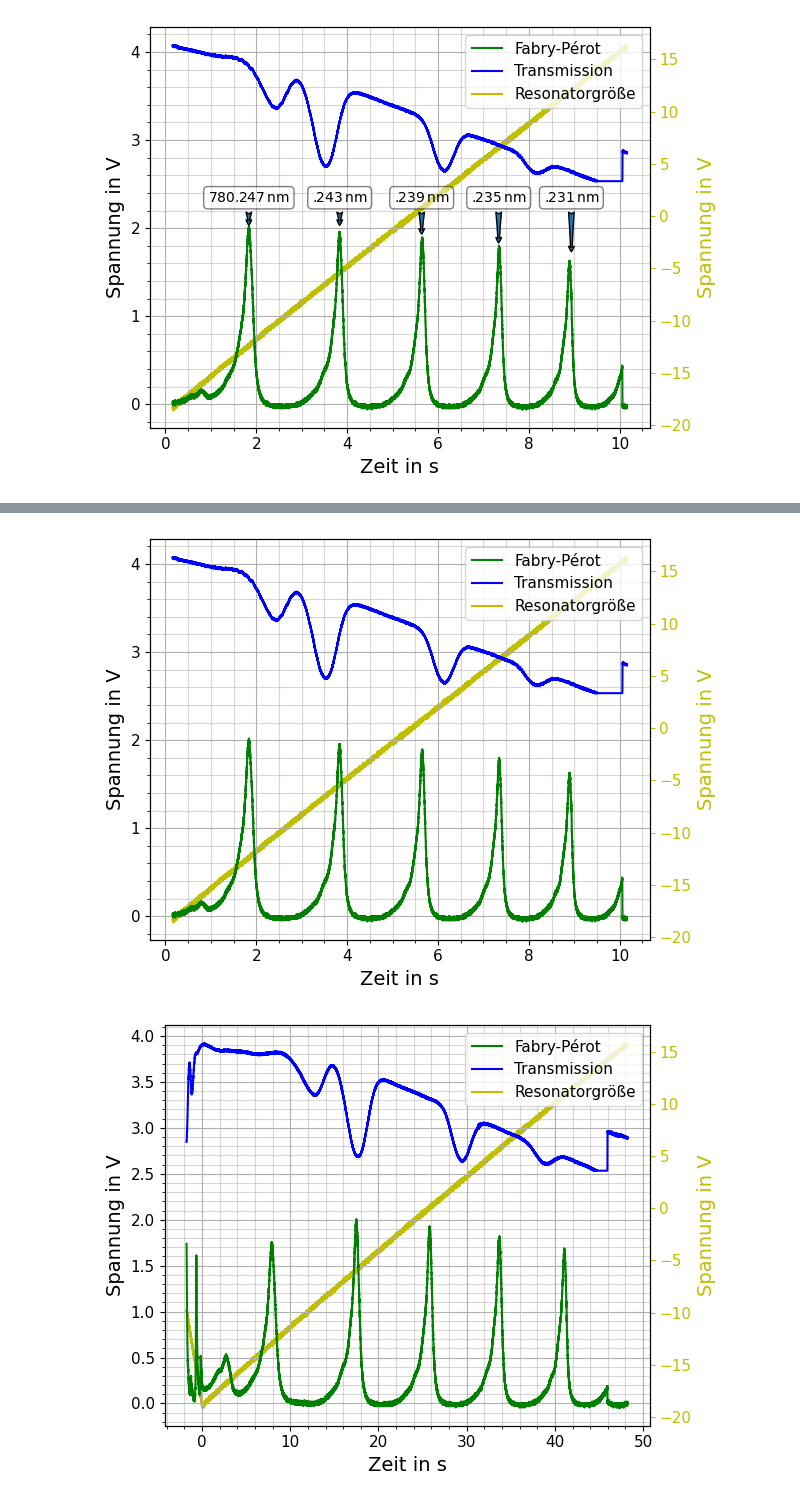
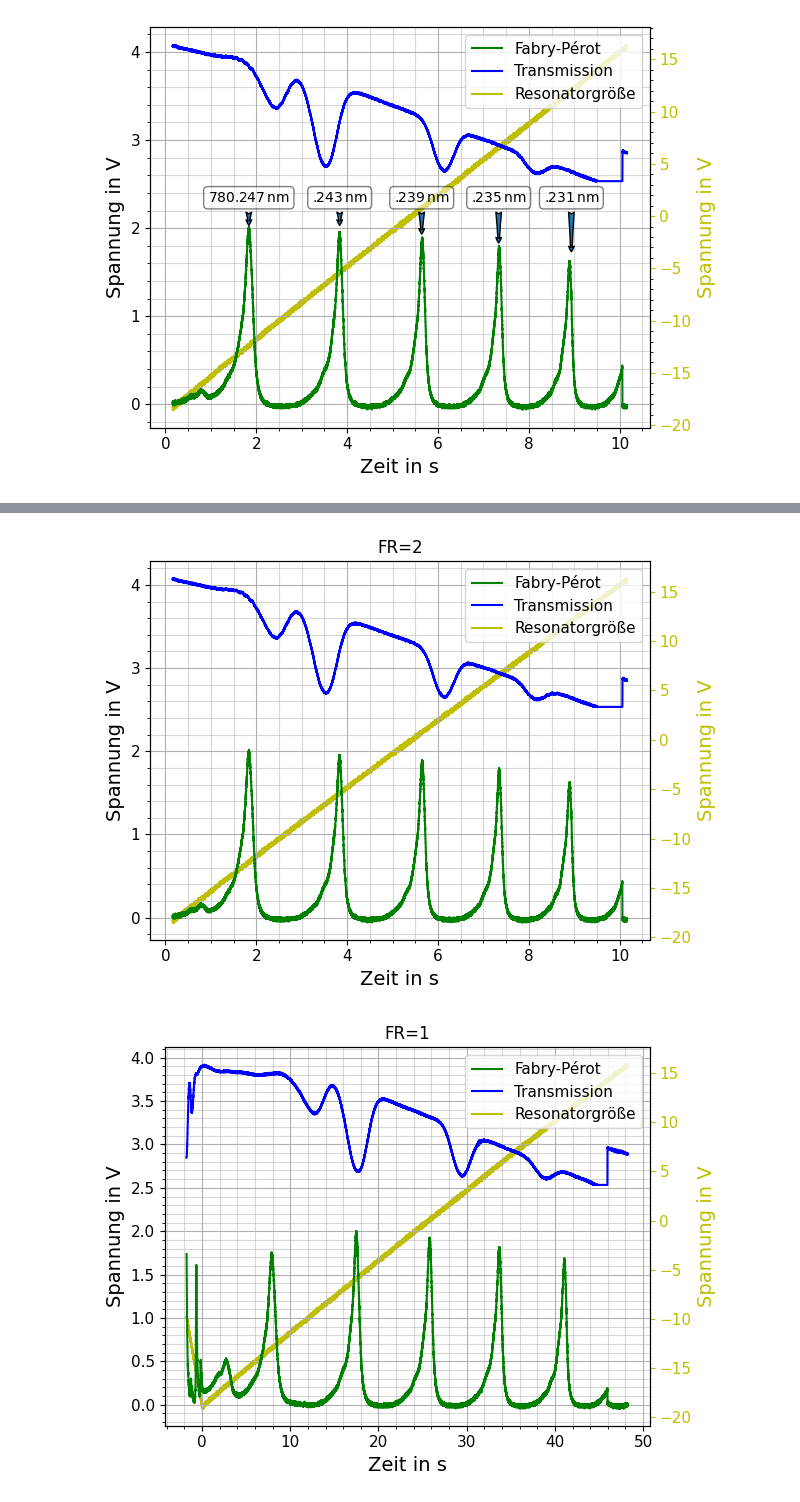
Before and after one commit to NicolasRohrbeck/fprak, a Jupyter notebook: scripts/laserspektroskopie.ipynb, the cells around one changed output, grey strips where cells are left out. Drawn from its saved outputs; the diff is of its cells as text; code cells hidden in the pictures.

```diff
--- a/scripts/laserspektroskopie.ipynb
+++ b/scripts/laserspektroskopie.ipynb
@@ -54,55 +85,43 @@ modeax.patch.set_visible(False)
 # %%
 import numpy as np
 import matplotlib.pyplot as plt
 
-for i in range(1,5):
+for i, FR in enumerate(["FR=2", "FR=1", "FR=0", "FR=4"]):
+    i += 1 # weil 0 indiziert
     t, piezo = np.loadtxt(r"../Messdaten/20260518_Laserspektroskopie/scope_"+str(i)+r"_1.csv", skiprows=2, unpack=True, delimiter=',')
     _, FPI = np.loadtxt(r"../Messdaten/20260518_Laserspektroskopie/scope_"+str(i)+r"_2.csv", skiprows=2, unpack=True, delimiter=',')
     _, Rb = np.loadtxt(r"../Messdaten/20260518_Laserspektroskopie/scope_"+str(i)+r"_3.csv", skiprows=2, unpack=True, delimiter=',')
 
-#FP_Kalib = [#(Zeit, Höhe), Wellenlänge
-#            [(1.835, 2), "780.247"],
-#            [(3.835, 2), ".243"],
-#            [(5.640, 2), ".239"],
-#            [(7.335, 2), ".235"],
-#            [(8.935, 2), ".231"]]
-
-#offsets = [(0, 0), (0, 0), (0, -0.1), (0, -0.2), (0, -0.3)]
-
-#def xyshift(xy, xoff=0.0, yoff=0.0):
-#    x, y = xy[0] + xoff, xy[1] + yoff
-#    return (x,y)
 
 
+    doppfig, doppax = plt.subplots()
+    doppax2 = doppax.twinx()
+    doppax2.plot(t, piezo, "y", label="Resonatorgröße")
+    doppax.plot(t, FPI, "g", label="Fabry-Pérot")
+    doppax.plot(t, Rb, "b", label="Transmission")
 
-    modefig, modeax = plt.subplots()
-    modeax2 = modeax.twinx()
-    modeax2.plot(t, piezo, "y", label="Resonatorgröße")
-    modeax.plot(t, FPI, "g", label="Fabry-Pérot")
-    modeax.plot(t, Rb, "b", label="Transmission")
+    doppax.set_title(FR)
 
-    #for (peak, wellenlänge), (xoff, yoff) in zip(FP_Kalib, offsets):
-    #    modeax.annotate(text=wellenlänge+r"$\,$nm", xy=xyshift(peak, xoff, yoff), xytext=xyshift(peak, 0, 0.3), arrowprops={'arrowstyle': 'fancy'}, ha='center', bbox={'boxstyle':'round', 'alpha':0.5, 'fc':'white', 'ec':'black'})
+    doppax.set_xlabel("Zeit in s", fontsize=14)
+    doppax.set_ylabel("Spannung in V", fontsize=14)
+    doppax2.set_ylabel("Spannung in V", fontsize=14, color="y")
+    doppax.tick_params(labelsize=11)
+    doppax2.tick_params(axis="y", colors="y", labelsize=11)
 
-    modeax.set_xlabel("Zeit in s", fontsize=14)
-    modeax.set_ylabel("Spannung in V", fontsize=14)
-    modeax2.set_ylabel("Spannung in V", fontsize=14, color="y")
-    modeax.tick_params(labelsize=11)
-    modeax2.tick_params(axis="y", colors="y", labelsize=11)
+    doppax.minorticks_on()
+    doppax.grid(which="major")
+    doppax.grid(which="minor", alpha=0.5)
 
-    modeax.minorticks_on()
-    modeax.grid(which="major")
-    modeax.grid(which="minor", alpha=0.5)
+    handles1, labels1 = doppax.get_legend_handles_labels()
+    handles2, labels2 = doppax2.get_legend_handles_labels()
+    doppax.legend(handles1+handles2, labels1+labels2, fontsize=11, loc="upper right")
 
-    handles1, labels1 = modeax.get_legend_handles_labels()
-    handles2, labels2 = modeax2.get_legend_handles_labels()
-    modeax.legend(handles1+handles2, labels1+labels2, fontsize=11, loc="upper right")
-
-    modefig.tight_layout()
-    modeax.set_zorder(10)
-    modeax.patch.set_visible(False)
-    modefig.show()
-    #modefig.savefig("../Bilder/Laserspektroskopie/Modensuche.pdf")
+    doppfig.tight_layout()
+    doppax.set_zorder(10)
+    doppax.patch.set_visible(False)
+    doppfig.show()
+    FR_tit = FR.split("=")[-1]
+    doppfig.savefig(f"../Bilder/Laserspektroskopie/Dopplermessung_FR_{FR_tit}.pdf")
 # %% [output]
-[figure, old version]
+[figure, new version]
-[figure, old version]
+[figure, new version]
```
Also changed, not shown: parts of 4 cells of this notebook, 4 other files.
